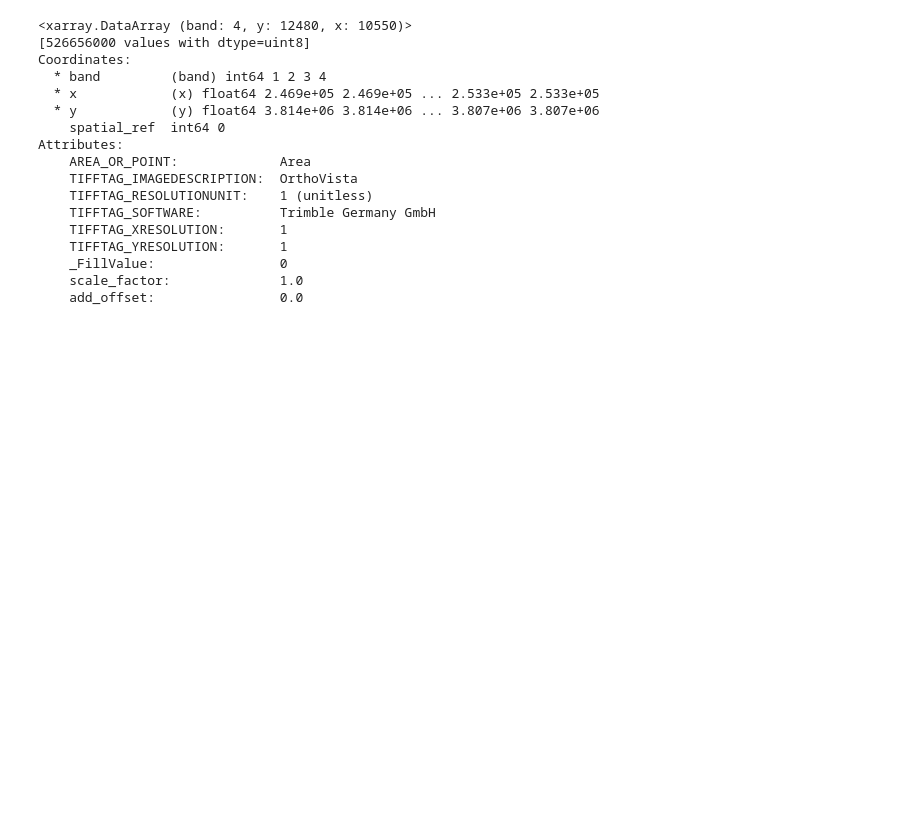
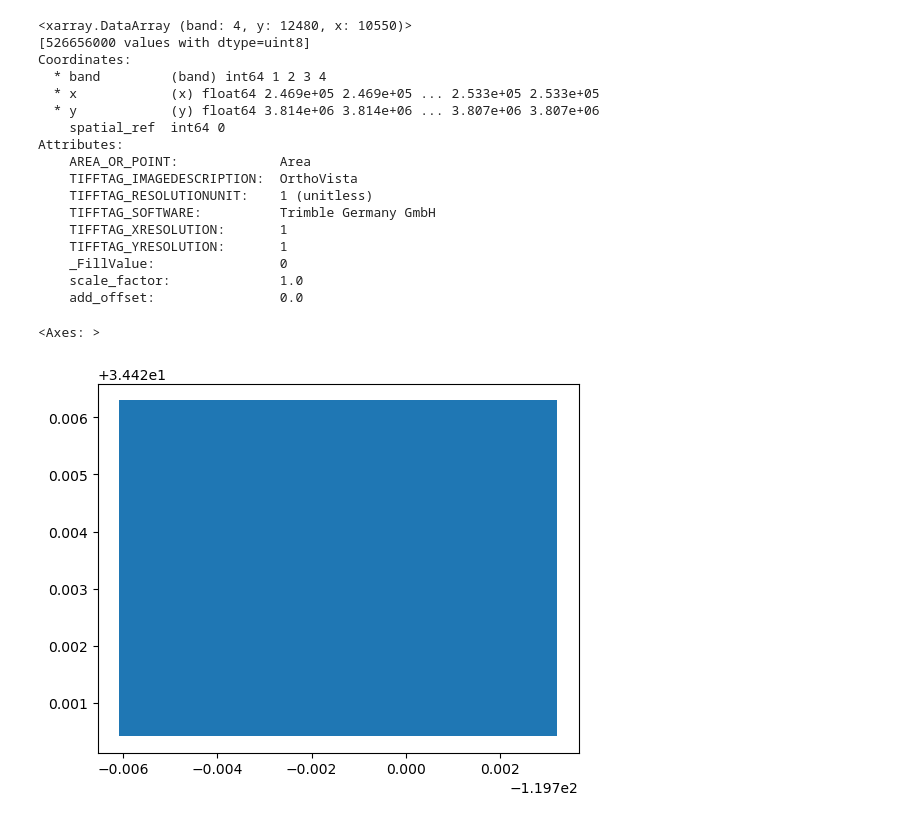
Before and after one commit to NCEAS/msai4earth-esa, a Jupyter notebook: examples/naip_example/access_naip.ipynb, the cells around one changed output. Cells and saved outputs as stored; diff of their text form; code cells hidden in the pictures; blank space fills up the shorter version.

```diff
--- a/examples/naip_example/access_naip.ipynb
+++ b/examples/naip_example/access_naip.ipynb
@@ -209,3 +212,10 @@ Attributes:
     _FillValue:                0
     scale_factor:              1.0
     add_offset:                0.0
+# %%
+aoi = gpd.GeoDataFrame(geometry=[Polygon(bbox['coordinates'][0])],
+                crs='epsg:4326')
+aoi.plot()
+# %% [output]
+<Axes: >
+[figure, added]
```
Also changed, not shown: parts of 6 cells of this notebook.
